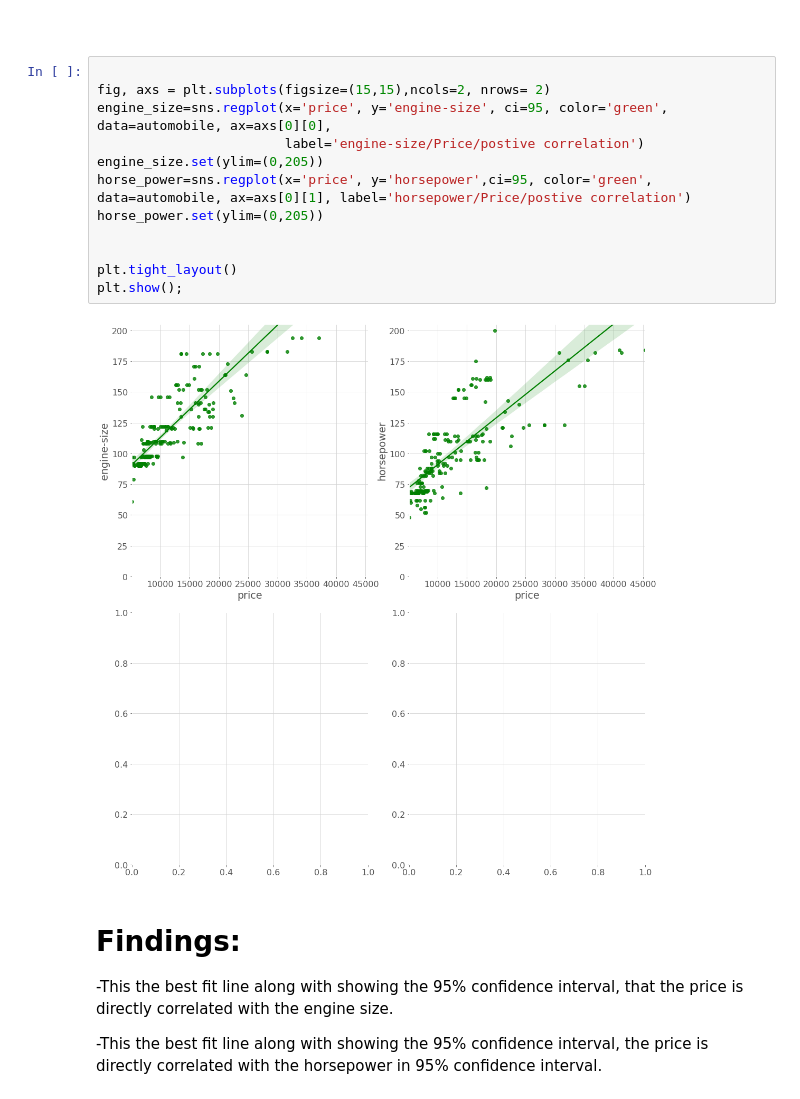
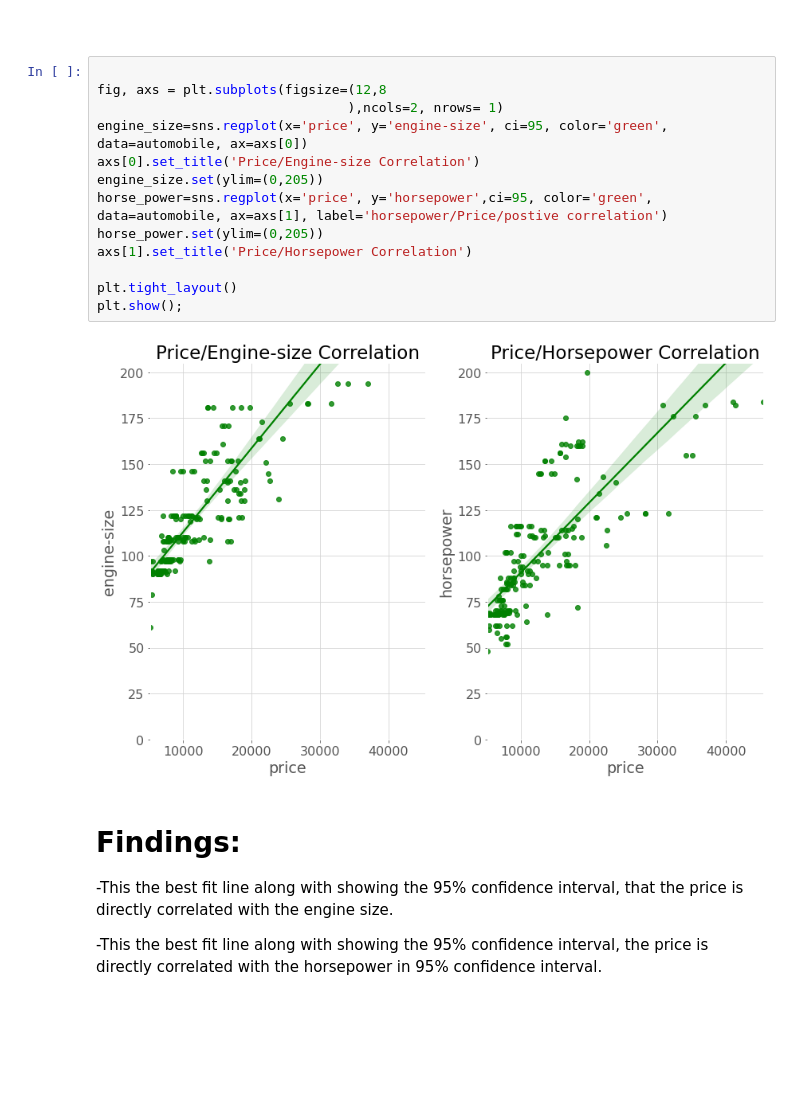
Before and after one commit to marwahfaraj/Automobile_Price_Prediction, a Jupyter notebook: unfinished_car.ipynb, the cells around one changed output. Saved outputs shown, nothing was run; the diff lists cells and outputs as text; blank space fills up the shorter version.

```diff
--- a/unfinished_car.ipynb
+++ b/unfinished_car.ipynb
@@ -516,18 +479,19 @@ sns.heatmap(automobile[['engine-size','curb-weight','num-of-cylinders','horsepow
 #
 # %%
 
-fig, axs = plt.subplots(figsize=(15,15),ncols=2, nrows= 2)
-engine_size=sns.regplot(x='price', y='engine-size', ci=95, color='green', data=automobile, ax=axs[0][0],
-                        label='engine-size/Price/postive correlation')
+fig, axs = plt.subplots(figsize=(12,8
+                                ),ncols=2, nrows= 1)
+engine_size=sns.regplot(x='price', y='engine-size', ci=95, color='green', data=automobile, ax=axs[0])
+axs[0].set_title('Price/Engine-size Correlation')
 engine_size.set(ylim=(0,205))
-horse_power=sns.regplot(x='price', y='horsepower',ci=95, color='green', data=automobile, ax=axs[0][1], label='horsepower/Price/postive correlation')
+horse_power=sns.regplot(x='price', y='horsepower',ci=95, color='green', data=automobile, ax=axs[1], label='horsepower/Price/postive correlation')
 horse_power.set(ylim=(0,205))
-
+axs[1].set_title('Price/Horsepower Correlation')
 
 plt.tight_layout()
 plt.show();
 # %% [output]
-[figure, old version]
+[figure, new version]
 # %% [markdown]
 # Findings:
 -This the best fit line along with showing the 95% confidence interval, that the price is directly correlated with the engine size.
```
Also changed, not shown: parts of 14 cells of this notebook, 25 other files.
